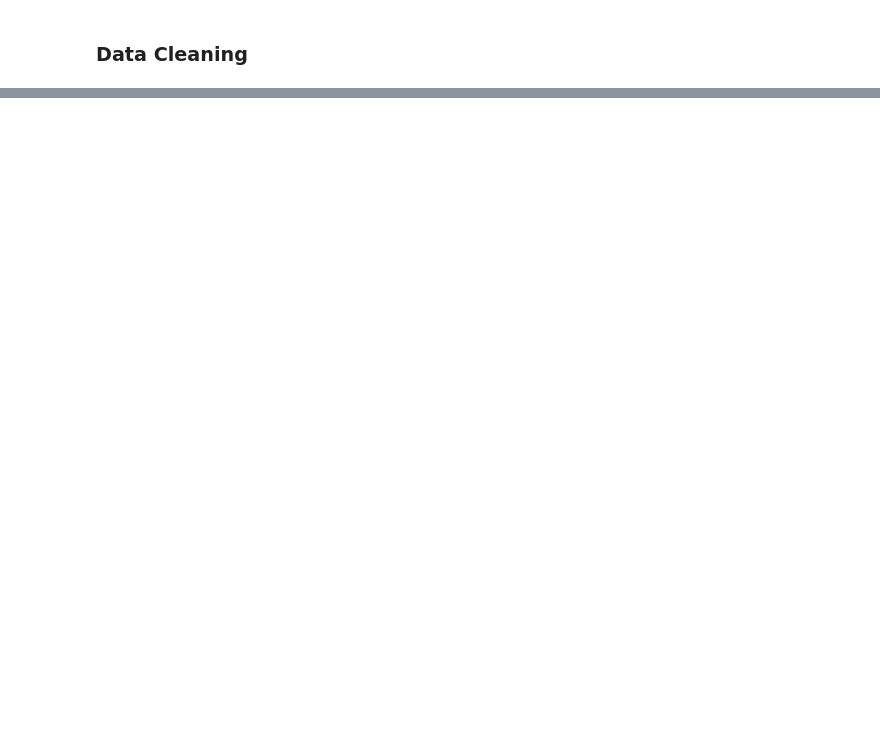
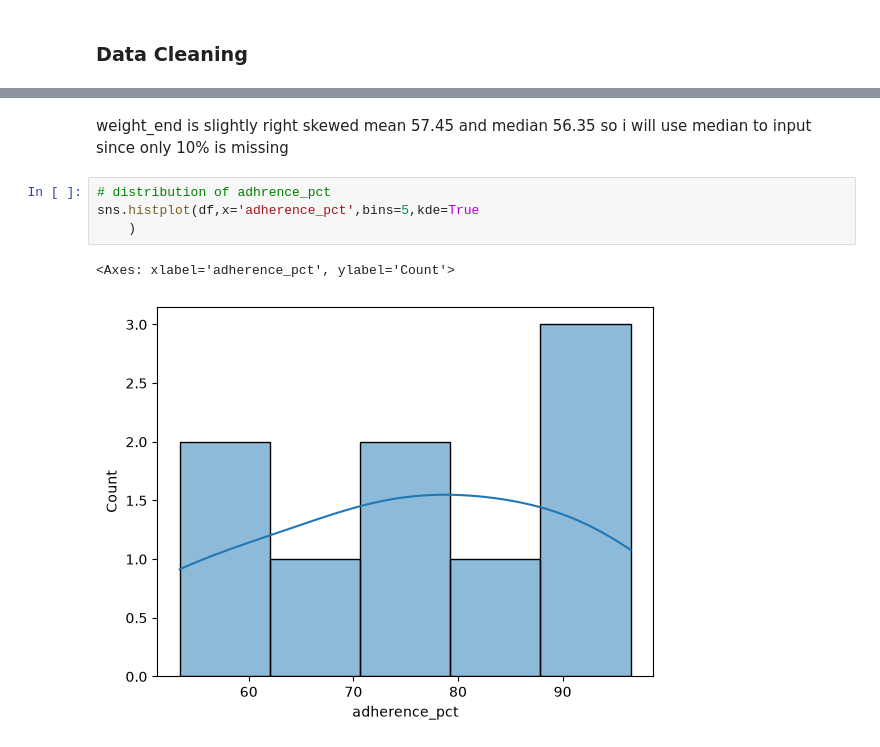
Before and after one commit to G-Gakii/tb_outcome_prediction, a Jupyter notebook: notebook/01_data_cleaning.ipynb, the cells around one changed output, grey strips where cells are left out. Saved outputs shown, nothing was run; the diff lists cells and outputs as text; blank space fills up the shorter version.

```diff
--- a/notebook/01_data_cleaning.ipynb
+++ b/notebook/01_data_cleaning.ipynb
@@ -180,0 +215,9 @@ The following data quality issues were identified during data exploration and wi
+# %% [markdown]
+weight_end is slightly right skewed mean 57.45 and median 56.35 so i will use median to input since only 10% is missing
+# %%
+# distribution of adhrence_pct
+sns.histplot(df,x='adherence_pct',bins=5,kde=True
+	)
+# %% [output]
+<Axes: xlabel='adherence_pct', ylabel='Count'>
+[figure, added]
```
Also changed, not shown: parts of 19 cells of this notebook.
